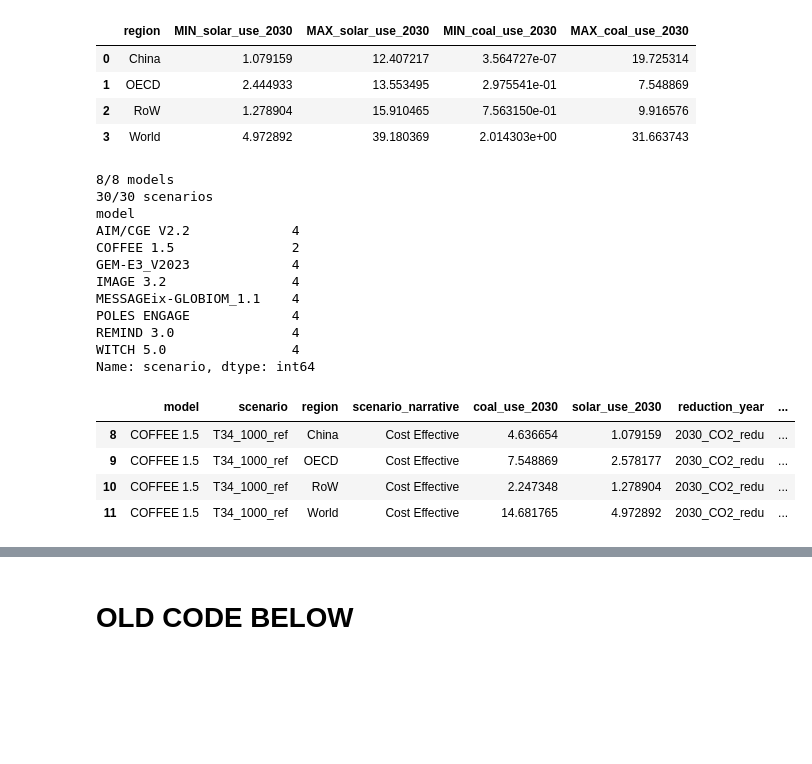
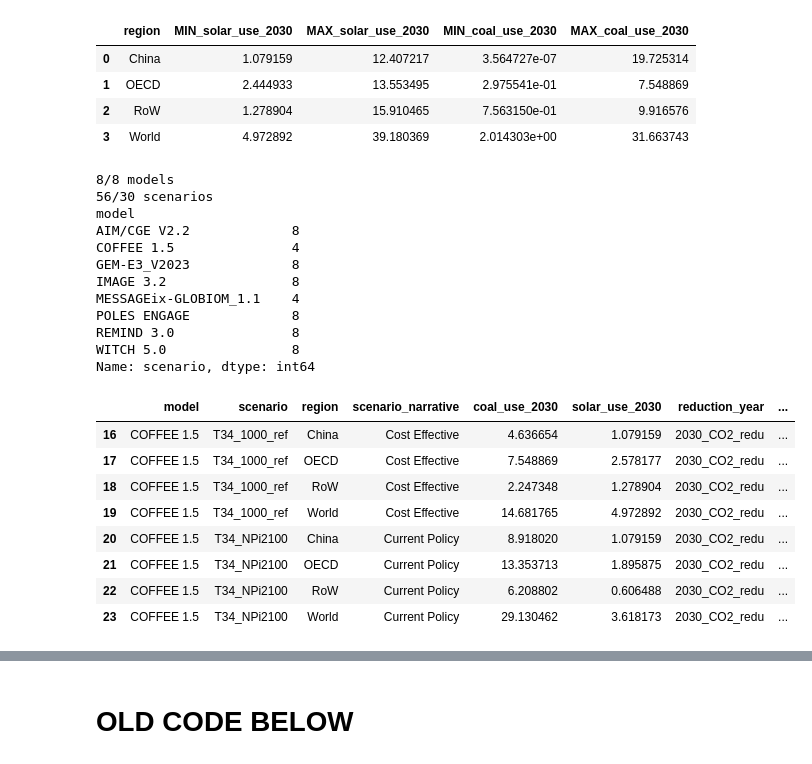
Before and after one commit to zyankarli/Feasibility_Tool, a Jupyter notebook: Tryout_Book.ipynb, the cells around one changed output, grey strips where cells are left out. Drawn from its saved outputs; the diff is of its cells as text; code cells hidden in the pictures; blank space fills up the shorter version.

Commit message:
Adding policy scenarios to global boxplots

```diff
--- a/Tryout_Book.ipynb
+++ b/Tryout_Book.ipynb
@@ -162,6 +162,9 @@ df['scenario_narrative'] = np.where(df['scenario'].str.contains("T34_1000_govem"
 df['scenario_narrative'] = np.where(df['scenario'].str.contains("T34_1000_bitb_em", case=True), "Tech+Inst", df['scenario_narrative'])
 df['scenario_narrative'] = np.where(df['scenario'].str.contains("T34_1000_enab_em", case=True), "Inst+Enab", df['scenario_narrative'])
 df['scenario_narrative'] = np.where(df['scenario'].str.contains("T34_1000_feas_em", case=True), "Tech+Inst+Enab", df['scenario_narrative'])
+df['scenario_narrative'] = np.where(df['scenario'].str.contains("T34_NDC2100", case=True), "NDC", df['scenario_narrative'])
+df['scenario_narrative'] = np.where(df['scenario'].str.contains("T34_NPi2100", case=True), "Current Policy", df['scenario_narrative'])
+
 
 #caluclate percentages of energymix for coal and gas
 df["Share_Coal"] = df["Primary Energy|Coal"] / df["Primary Energy"]
@@ -178,7 +181,7 @@ df.head(3)
 | 2 | AIM/CGE V2.2 | T34_1000_bitb_em | China | 2020 | 1418.3453 | 343.1131 | ... |
 # %%
 #filter
-to_plot_df = df[(df['year'].isin([2020, 2030, 2040])) & (df["scenario"].isin(["T34_1000_ref", "T34_1000_govem"]))]
+to_plot_df = df[(df['year'].isin([2020, 2030, 2040])) & (df["scenario"].isin(["T34_1000_ref", "T34_1000_govem","T34_NPi2100","T34_NDC2100"]))]
 
 #calculate reductions
 reductions_df = to_plot_df[["model", "scenario", "scenario_narrative", "region", 'year', "Emissions|CO2"]]
@@ -366,29 +455,33 @@ pd.merge(left=min, right=max, on="region").reindex(columns=[
 | 3 | World | 4.972892 | 39.180369 | 2.014303e+00 | 31.663743 |
 # %%
 test_coal = 0
-test_region = "China"
+test_region = "World"
 
 print(str(len(to_plot_df[(to_plot_df["region"] == test_region) & (to_plot_df["coal_use_2030"] >= test_coal)].groupby('model').count()['scenario'])) + "/8 models")
 print(str(to_plot_df[(to_plot_df["region"] == test_region) & (to_plot_df["coal_use_2030"] >= test_coal)].groupby('model').count().sum().scenario) + "/30 scenarios")
 print(to_plot_df[(to_plot_df["region"] == test_region) & (to_plot_df["coal_use_2030"] >= test_coal)].groupby('model').count()['scenario'])
 
 to_plot_df[(to_plot_df["model"] == "COFFEE 1.5") & (to_plot_df["reduction_year"] == "2030_CO2_redu")]
 # %% [output]
 8/8 models
-30/30 scenarios
+56/30 scenarios
 model
-AIM/CGE V2.2             4
-COFFEE 1.5               2
-GEM-E3_V2023             4
-IMAGE 3.2                4
+AIM/CGE V2.2             8
+COFFEE 1.5               4
+GEM-E3_V2023             8
+IMAGE 3.2                8
 MESSAGEix-GLOBIOM_1.1    4
-POLES ENGAGE             4
-REMIND 3.0               4
-WITCH 5.0                4
+POLES ENGAGE             8
+REMIND 3.0               8
+WITCH 5.0                8
 Name: scenario, dtype: int64
 |  | model | scenario | region | scenario_narrative | coal_use_2030 | solar_use_2030 | reduction_year | ... |
-| 8 | COFFEE 1.5 | T34_1000_ref | China | Cost Effective | 4.636654 | 1.079159 | 2030_CO2_redu | ... |
-| 9 | COFFEE 1.5 | T34_1000_ref | OECD | Cost Effective | 7.548869 | 2.578177 | 2030_CO2_redu | ... |
-| 10 | COFFEE 1.5 | T34_1000_ref | RoW | Cost Effective | 2.247348 | 1.278904 | 2030_CO2_redu | ... |
-| 11 | COFFEE 1.5 | T34_1000_ref | World | Cost Effective | 14.681765 | 4.972892 | 2030_CO2_redu | ... |
+| 16 | COFFEE 1.5 | T34_1000_ref | China | Cost Effective | 4.636654 | 1.079159 | 2030_CO2_redu | ... |
+| 17 | COFFEE 1.5 | T34_1000_ref | OECD | Cost Effective | 7.548869 | 2.578177 | 2030_CO2_redu | ... |
+| 18 | COFFEE 1.5 | T34_1000_ref | RoW | Cost Effective | 2.247348 | 1.278904 | 2030_CO2_redu | ... |
+| 19 | COFFEE 1.5 | T34_1000_ref | World | Cost Effective | 14.681765 | 4.972892 | 2030_CO2_redu | ... |
+| 20 | COFFEE 1.5 | T34_NPi2100 | China | Current Policy | 8.918020 | 1.079159 | 2030_CO2_redu | ... |
+| 21 | COFFEE 1.5 | T34_NPi2100 | OECD | Current Policy | 13.353713 | 1.895875 | 2030_CO2_redu | ... |
+| 22 | COFFEE 1.5 | T34_NPi2100 | RoW | Current Policy | 6.208802 | 0.606488 | 2030_CO2_redu | ... |
+| 23 | COFFEE 1.5 | T34_NPi2100 | World | Current Policy | 29.130462 | 3.618173 | 2030_CO2_redu | ... |
 # %%
```
Also changed, not shown: parts of 7 cells of this notebook, 1 other file.
